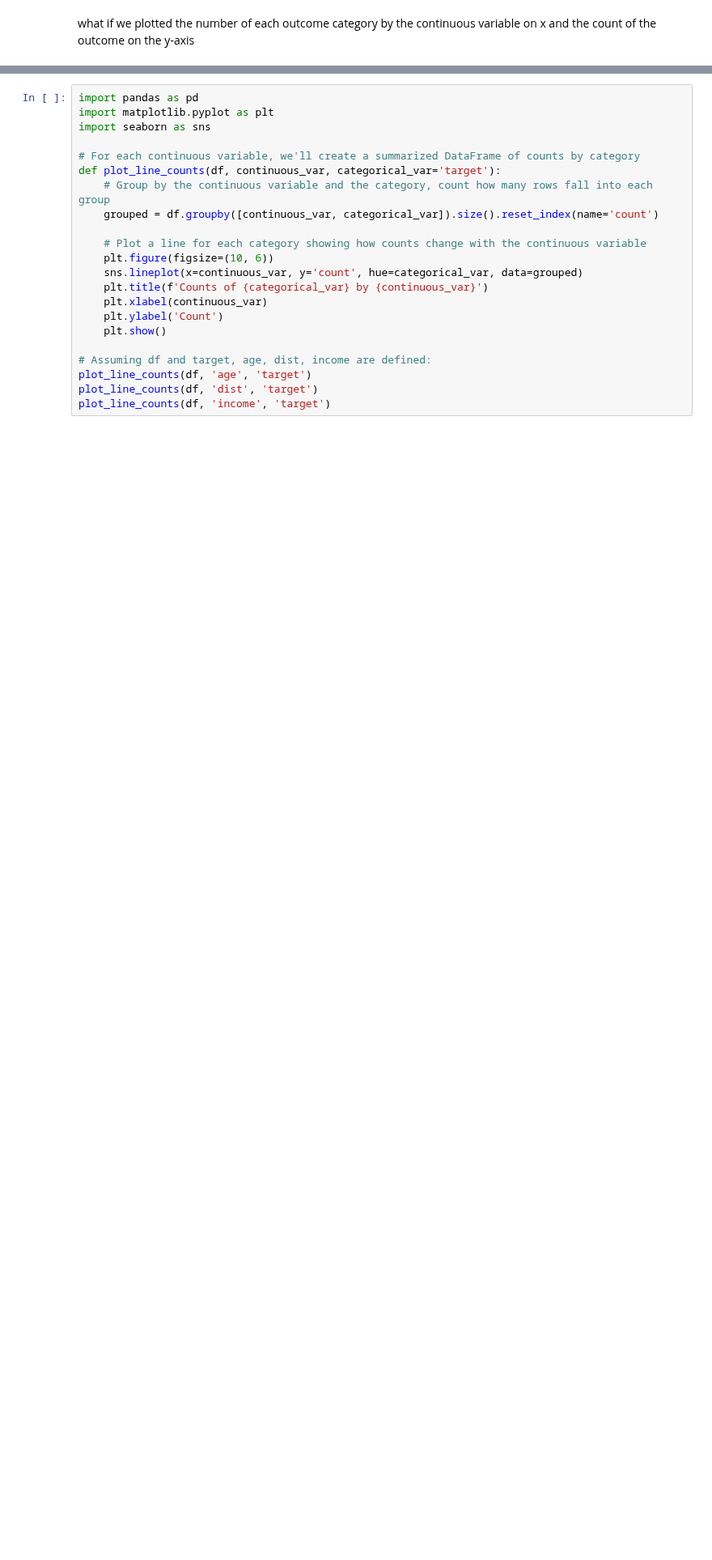
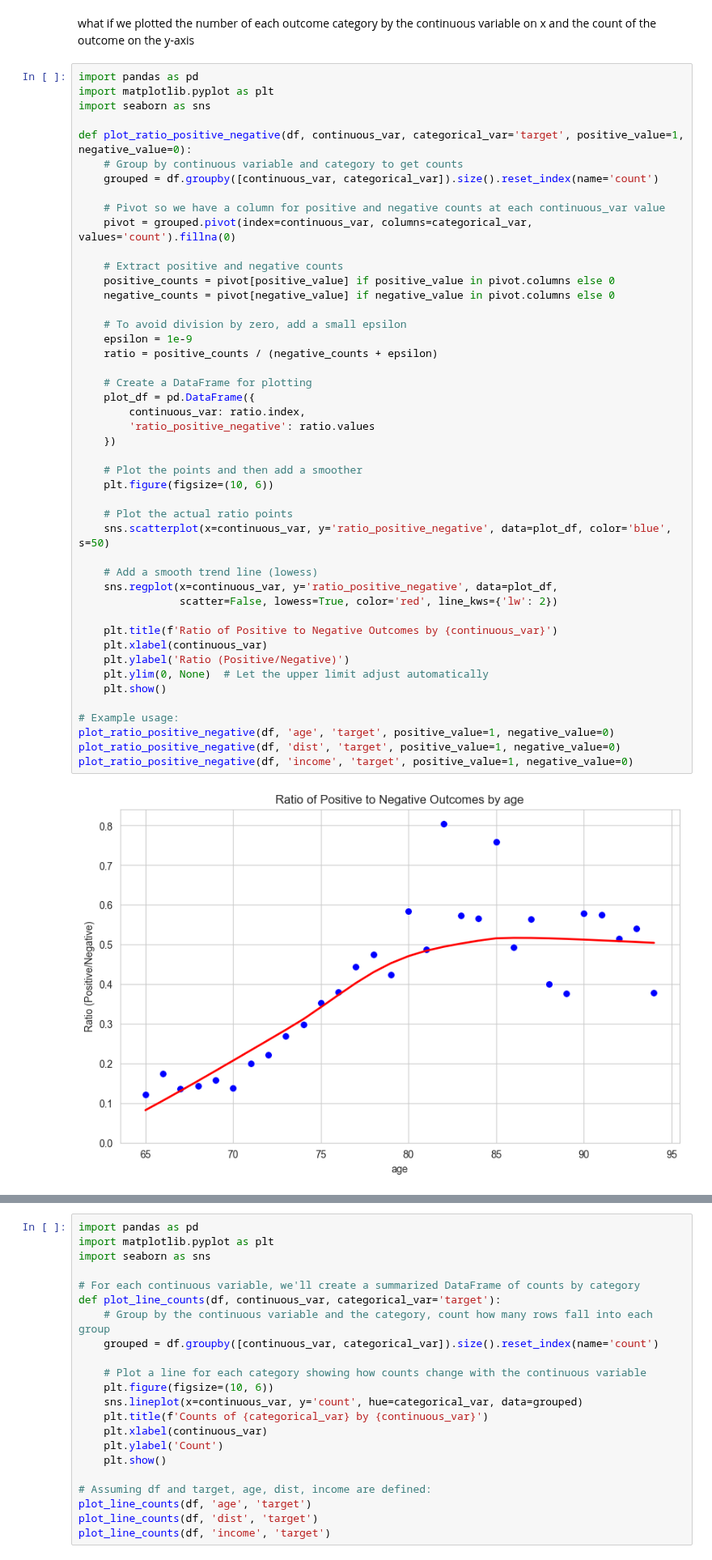
Before and after one commit to Jacob-J-Richards/DS_DA_Projects, a Jupyter notebook: Marketing_Prediction/Marketing_Prediction_Python.ipynb, the cells around one changed output, grey strips where cells are left out. Shown at 81% size. Cells and saved outputs as stored; diff of their text form; blank space fills up the shorter version.

Commit message:
the logistic regression model fails to predict posative outcomes because only one of the predictor variables has a linear relationship with the log ods  p(1)/p(0)

```diff
--- a/Marketing_Prediction/Marketing_Prediction_Python.ipynb
+++ b/Marketing_Prediction/Marketing_Prediction_Python.ipynb
@@ -109,3 +109,51 @@ plt.show()
 [figure]
 # %% [markdown]
 what if we plotted the number of each outcome category by the continuous variable on x and the count of the outcome on the y-axis
+# %%
+import pandas as pd
+import matplotlib.pyplot as plt
+import seaborn as sns
+
+def plot_ratio_positive_negative(df, continuous_var, categorical_var='target', positive_value=1, negative_value=0):
+    # Group by continuous variable and category to get counts
+    grouped = df.groupby([continuous_var, categorical_var]).size().reset_index(name='count')
+
+    # Pivot so we have a column for positive and negative counts at each continuous_var value
+    pivot = grouped.pivot(index=continuous_var, columns=categorical_var, values='count').fillna(0)
+
+    # Extract positive and negative counts
+    positive_counts = pivot[positive_value] if positive_value in pivot.columns else 0
+    negative_counts = pivot[negative_value] if negative_value in pivot.columns else 0
+
+    # To avoid division by zero, add a small epsilon
+    epsilon = 1e-9
+    ratio = positive_counts / (negative_counts + epsilon)
+
+    # Create a DataFrame for plotting
+    plot_df = pd.DataFrame({
+        continuous_var: ratio.index,
+        'ratio_positive_negative': ratio.values
+    })
+
+    # Plot the points and then add a smoother
+    plt.figure(figsize=(10, 6))
+
+    # Plot the actual ratio points
+    sns.scatterplot(x=continuous_var, y='ratio_positive_negative', data=plot_df, color='blue', s=50)
+
+    # Add a smooth trend line (lowess)
+    sns.regplot(x=continuous_var, y='ratio_positive_negative', data=plot_df,
+                scatter=False, lowess=True, color='red', line_kws={'lw': 2})
+
+    plt.title(f'Ratio of Positive to Negative Outcomes by {continuous_var}')
+    plt.xlabel(continuous_var)
+    plt.ylabel('Ratio (Positive/Negative)')
+    plt.ylim(0, None)  # Let the upper limit adjust automatically
+    plt.show()
+
+# Example usage:
+plot_ratio_positive_negative(df, 'age', 'target', positive_value=1, negative_value=0)
+plot_ratio_positive_negative(df, 'dist', 'target', positive_value=1, negative_value=0)
+plot_ratio_positive_negative(df, 'income', 'target', positive_value=1, negative_value=0)
+# %% [output]
+[figure, added]
```
Also changed, not shown: parts of 8 cells of this notebook.
